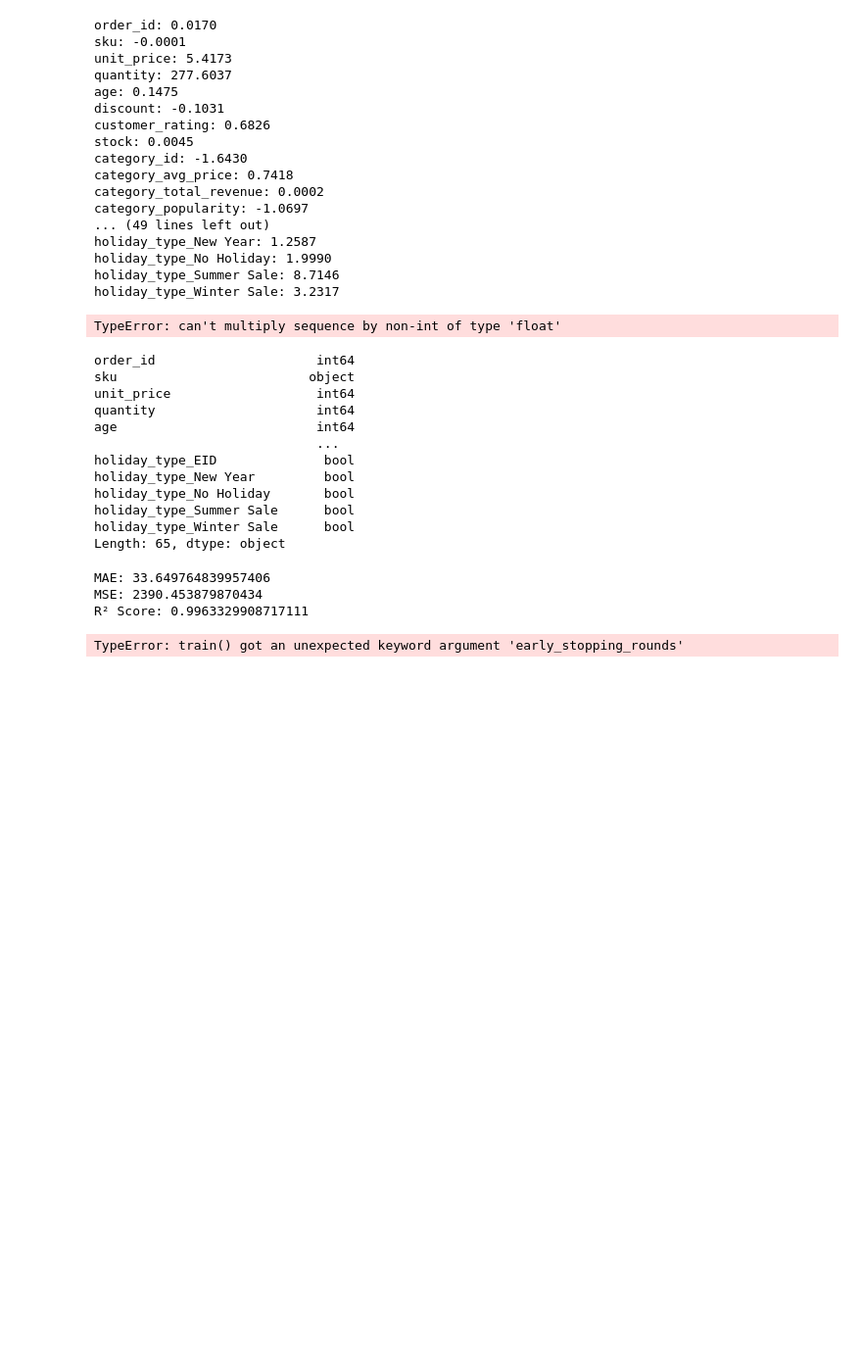
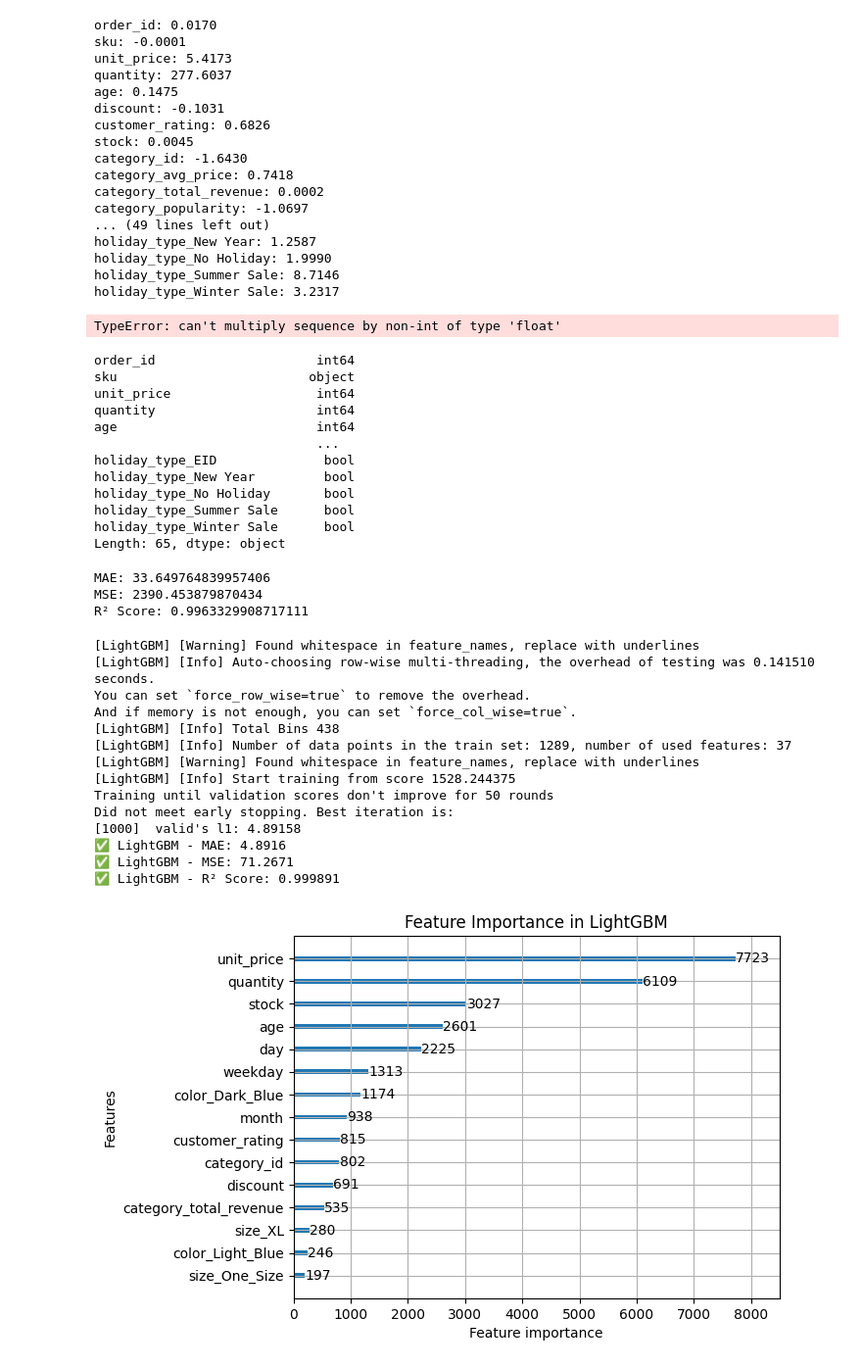
Before and after one commit to AaliyanShuja/DEP, a Jupyter notebook: SalesPrediction.ipynb, the cells around one changed output. Shown at 98% size. Saved outputs shown, nothing was run; the diff lists cells and outputs as text; code cells hidden in the pictures; blank space fills up the shorter version.

```diff
--- a/SalesPrediction.ipynb
+++ b/SalesPrediction.ipynb
@@ -741,59 +741,90 @@ MSE: 2390.453879870434
 R² Score: 0.9963329908717111
 # %%
 import pandas as pd
-import numpy as np
 import lightgbm as lgb
 from sklearn.model_selection import train_test_split
 from sklearn.metrics import mean_absolute_error, mean_squared_error, r2_score
 import matplotlib.pyplot as plt
 
-# 🔹 Load the dataset
-file_path = "final_women_clothing_ecommerce_sales_v5.csv"
-df = pd.read_csv('/content/Women_Ecommerce_Purchase_Data.csv')
+# 🔹 Load dataset
+file_path = "/content/Women_Ecommerce_Purchase_Data.csv"
+df = pd.read_csv(file_path)
 
-# 🔹 Drop non-numeric columns that are not useful for training
-df = df.drop(columns=['order_id', 'sku'])  # Remove non-numeric identifiers
+# 🔹 Drop unnecessary columns (order_id and sku are identifiers, not useful for training)
+df = df.drop(columns=['order_id', 'sku'])
 
-# 🔹 Define target variable (Revenue) and Features
+# 🔹 Convert 'order_date' to datetime and extract useful features
+df['order_date'] = pd.to_datetime(df['order_date'])
+df['year'] = df['order_date'].dt.year
+df['month'] = df['order_date'].dt.month
+df['day'] = df['order_date'].dt.day
+df['weekday'] = df['order_date'].dt.weekday  # Monday = 0, Sunday = 6
+df = df.drop(columns=['order_date'])  # Remove raw date column
+
+# 🔹 Convert categorical variables using one-hot encoding
+categorical_columns = ['color', 'size', 'category', 'holiday_type']
+df = pd.get_dummies(df, columns=categorical_columns)
+
+# 🔹 Define target variable and features
 X = df.drop(columns=['revenue'])  # Features
-y = df['revenue']  # Target variable
+y = df['revenue']  # Target
 
-# 🔹 Split the dataset into training (80%) and testing (20%) sets
+# 🔹 Train-test split (80-20)
 X_train, X_test, y_train, y_test = train_test_split(X, y, test_size=0.2, random_state=42)
 
 # 🔹 Create LightGBM Dataset
 train_data = lgb.Dataset(X_train, label=y_train)
-test_data = lgb.Dataset(X_test, label=y_test)
+valid_data = lgb.Dataset(X_test, label=y_test, reference=train_data)
 
 # 🔹 Define LightGBM parameters
 params = {
-    'objective': 'regression',   # Regression problem
-    'metric': 'mae',             # Mean Absolute Error
-    'boosting_type': 'gbdt',      # Gradient Boosting Decision Tree
-    'learning_rate': 0.05,        # Learning rate
-    'num_leaves': 31,             # Maximum leaves per tree
-    'max_depth': -1,              # No depth limit
-    'verbose': -1                 # Suppress warnings
+    'objective': 'regression',
+    'metric': 'mae',
+    'boosting_type': 'gbdt',
+    'learning_rate': 0.05,
+    'num_leaves': 31,
+    'max_depth': -1
 }
 
-# 🔹 Train the LightGBM Model
-model = lgb.train(params, train_data, valid_sets=[test_data], num_boost_round=1000, early_stopping_rounds=50)
+# 🔹 Train LightGBM Model with early stopping
+model = lgb.train(
+    params,
+    train_data,
+    num_boost_round=1000,
+    valid_sets=[valid_data],
+    valid_names=['valid'],
+    callbacks=[lgb.early_stopping(50)]
+)
 
-# 🔹 Make Predictions
+# 🔹 Make predictions
 y_pred = model.predict(X_test)
 
-# 🔹 Evaluate Model Performance
+# 🔹 Evaluate model
 mae = mean_absolute_error(y_test, y_pred)
 mse = mean_squared_error(y_test, y_pred)
 r2 = r2_score(y_test, y_pred)
 
 print(f"✅ LightGBM - MAE: {mae:.4f}")
 print(f"✅ LightGBM - MSE: {mse:.4f}")
 print(f"✅ LightGBM - R² Score: {r2:.6f}")
 
-# 🔹 Feature Importance Visualization
+# 🔹 Feature Importance
 lgb.plot_importance(model, max_num_features=15)
 plt.title("Feature Importance in LightGBM")
 plt.show()
 # %% [output]
-TypeError: train() got an unexpected keyword argument 'early_stopping_rounds'
+[LightGBM] [Warning] Found whitespace in feature_names, replace with underlines
+[LightGBM] [Info] Auto-choosing row-wise multi-threading, the overhead of testing was 0.141510 seconds.
+You can set `force_row_wise=true` to remove the overhead.
+And if memory is not enough, you can set `force_col_wise=true`.
+[LightGBM] [Info] Total Bins 438
+[LightGBM] [Info] Number of data points in the train set: 1289, number of used features: 37
+[LightGBM] [Warning] Found whitespace in feature_names, replace with underlines
+[LightGBM] [Info] Start training from score 1528.244375
+Training until validation scores don't improve for 50 rounds
+Did not meet early stopping. Best iteration is:
+[1000]  valid's l1: 4.89158
+✅ LightGBM - MAE: 4.8916
+✅ LightGBM - MSE: 71.2671
+✅ LightGBM - R² Score: 0.999891
+[figure, added]
```
Also changed, not shown: parts of 1 cell of this notebook.
